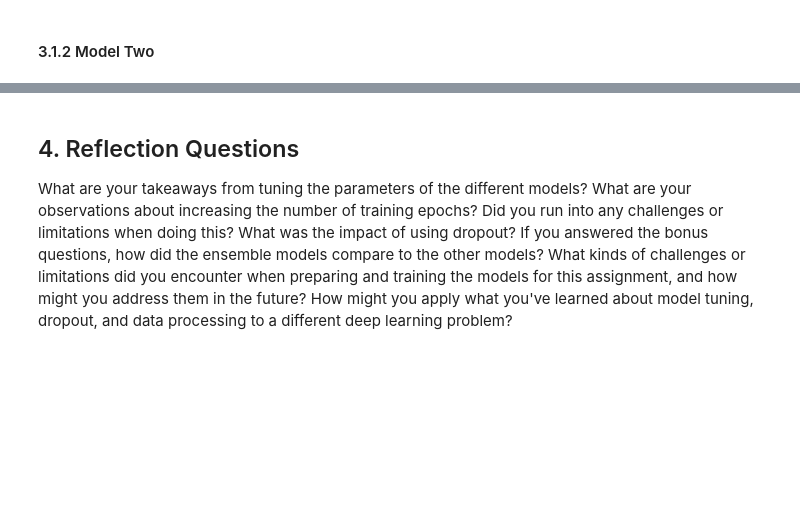
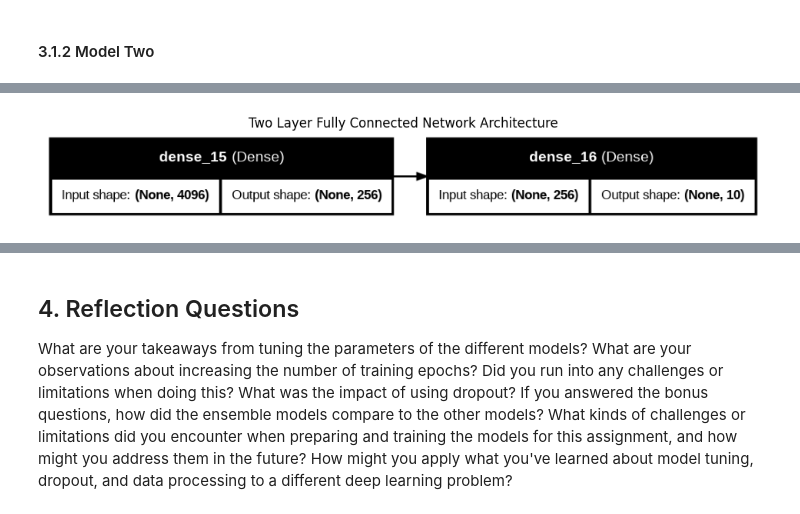
Before and after one commit to junyi2022/musa-650-remote-sensing, a Jupyter notebook: assignments/HW4/HW4.ipynb, the cells around one changed output, grey strips where cells are left out. Drawn from its saved outputs; the diff is of its cells as text; code cells hidden in the pictures; blank space fills up the shorter version.

```diff
--- a/assignments/HW4/HW4.ipynb
+++ b/assignments/HW4/HW4.ipynb
@@ -849,0 +823,20 @@ How did adding multispectral channels impact your model’s performance? Explain
+# %%
+# Build Model (with hidden layer)
+model2 = keras.Sequential([
+    layers.Input(shape=(4096,)),               # Input layer (flattened 64x64)
+    layers.Dense(256, activation='relu'),      # Hidden layer (256 neurons)
+    layers.Dense(10, activation='softmax')     # Output layer (10 classes)
+])
+
+# Compile and Train
+model2.compile(
+    optimizer='adam',
+    loss='categorical_crossentropy',
+    metrics=['accuracy']
+)
+
+history = model2.fit(
+    x_train_gray_nor, y_train,
+    batch_size=64,
+    epochs=10,
+    validation_data=(x_test_gray_nor, y_test))
@@ -849,0 +887,22 @@ How did adding multispectral channels impact your model’s performance? Explain
+# %%
+# Visualize the architecture with better formatting
+plot_model(
+    model2,
+    to_file='two_layer_fc.png',
+    show_shapes=True,
+    show_layer_names=True,
+    rankdir='LR',  # Left-to-right orientation
+    dpi=96,
+    layer_range=None,
+    expand_nested=False
+)
+
+# Display the image in notebook
+img = plt.imread('two_layer_fc.png')
+plt.figure(figsize=(12, 4))
+plt.imshow(img)
+plt.axis('off')
+plt.title('Two Layer Fully Connected Network Architecture')
+plt.show()
+# %% [output]
+[figure, added]
```
Also changed, not shown: parts of 43 cells of this notebook.
